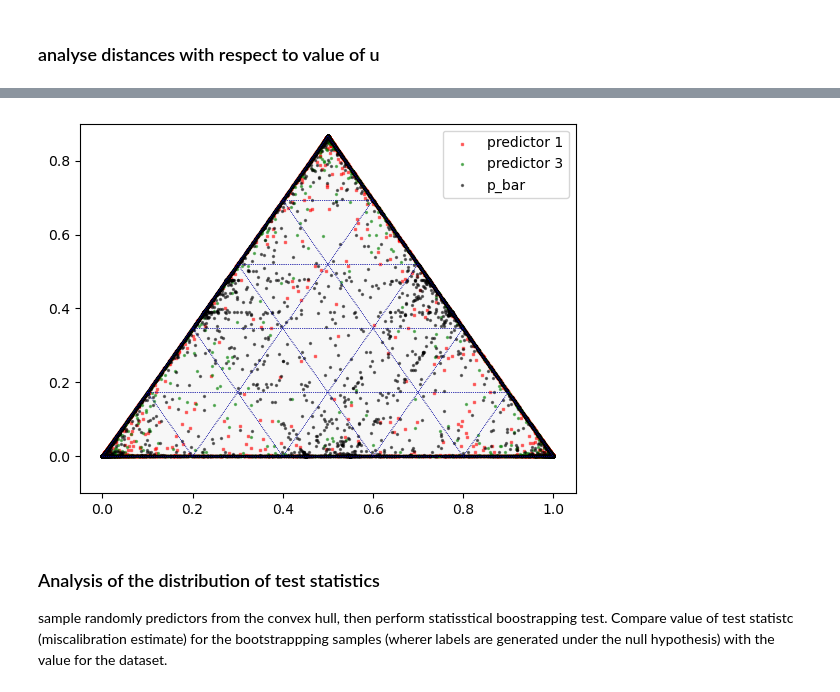
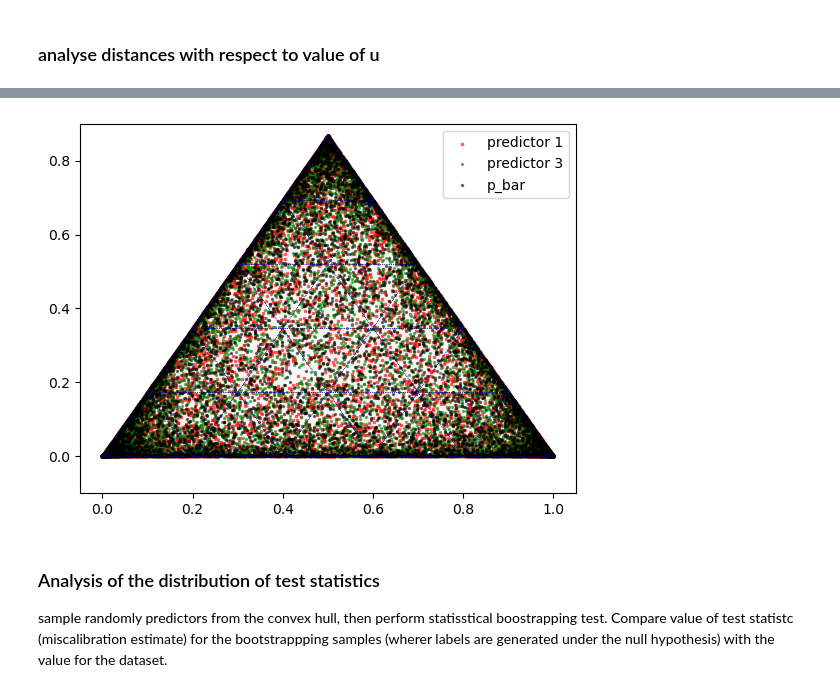
Before and after one commit to mkjuergens/EnsembleCalibration, a Jupyter notebook: ensemblecalibration/calibration/calibration_estimates/evaluate_dists.ipynb, the cells around one changed output, grey strips where cells are left out. Drawn from its saved outputs; the diff is of its cells as text; code cells hidden in the pictures.

```diff
--- a/ensemblecalibration/calibration/calibration_estimates/evaluate_dists.ipynb
+++ b/ensemblecalibration/calibration/calibration_estimates/evaluate_dists.ipynb
@@ -47,15 +178,22 @@ Text(0.5, 1.0, ' $p \\sim Dir((10, 10, 10))$, $q \\sim Dir((0.1, 0.1, 0.1))$')
 # %% [markdown]
 ### analyse distances with respect to value of u
 # %%
-u = [0.01*n for n in range(1, 1000)]
+u = [0.01*n for n in range(1, 2000)]
 dists_w1 = np.zeros(len(u))
 dists_js = np.zeros(len(u))
 dists_tv = np.zeros(len(u))
+dists_mmd = np.zeros(len(u))
+dists_kl = np.zeros(len(u))
+dists_euc = np.zeros(len(u))
 
 for i in tqdm(range(len(u))):
     u_q = u[i]
-    p_probs = np.random.dirichlet(u_p*np.ones(3), size=100)
-    q_probs = np.random.dirichlet(u_q* np.ones(3), size=100)
+    p_probs = np.random.dirichlet(u_p*np.ones(3), size=1000)
+    q_probs = np.random.dirichlet(u_q* np.ones(3), size=1000)
     dists_w1[i] = w1_distance(p_probs, q_probs)
     dists_js[i] = jensen_shannon_dist(p_probs, q_probs)
     dists_tv[i] = tv_distance(p_probs, q_probs)
+    bw = optim_bw(p_probs, q_probs)
+    dists_mmd[i] = mmd(p_probs, q_probs, bw=bw)
+    dists_kl[i] = kl_divergence(p_probs, q_probs)
+    dists_euc[i] = euclidean_distance(p_probs, q_probs)
@@ -74,32 +252,32 @@ plt.legend()
 # %%
 # evaluate experiments
 
-p_probs, y_labels = experiment_h0(N=10000, M=2, K=3, u=10)
+p_probs, y_labels = experiment_h0(N=10000, M=2, K=3, u=0.01, l_prior=10)
 weights = np.random.dirichlet([1]*2)
 # calculate p_bar
 p_bar = calculate_pbar(weights_l=weights, P=p_probs, reshape=False, n_dims=1)
 p_bar_2 = weights @ p_probs
 
 # ternary figure
 fig, tax = ternary.figure(scale=1)
 tax.boundary(linewidth=1.5)
 
 tax.gridlines(color="black", multiple=.2, linewidth=.5)
 tax.gridlines(color="blue", multiple=.2, linewidth=.5)
 
 # Background color
 tax.set_background_color(color="whitesmoke", alpha=0.7) # the detault, essentially
 tax.scatter([tuple(p_probs[:,1,:][i]) for i in range(len(p_probs))], marker='s', color='red', s= 2, alpha=0.5, label='predictor 1')
 #tax.scatter([tuple(p_probs[:, 2,:][i]) for i in range(len(p_probs))], marker='D', color='blue', s= 2, alpha=0.5, label='predictor 2')
 tax.scatter([tuple(p_probs[:, 0,:][i]) for i in range(len(p_probs))], marker='o', color='green', s= 2, alpha=0.5, label='predictor 3')
 
 tax.scatter([tuple(p_bar[i]) for i in range(len(p_bar))], marker='o', color='black', s= 2, alpha=0.5, label='p_bar')
 #tax.scatter([tuple(p_bar_2[i]) for i in range(len(p_bar_2))], marker='o', color='orange', s= 2, alpha=0.5, label='p_bar_2')
 
 
 tax.legend()
 # %% [output]
-[figure, old version]
+[figure, new version]
 # %% [markdown]
 ### Analysis of the distribution of test statistics
 sample randomly predictors from the convex hull, then perform statisstical boostrapping test. Compare value
```
Also changed, not shown: parts of 25 cells of this notebook, 3 other files.
